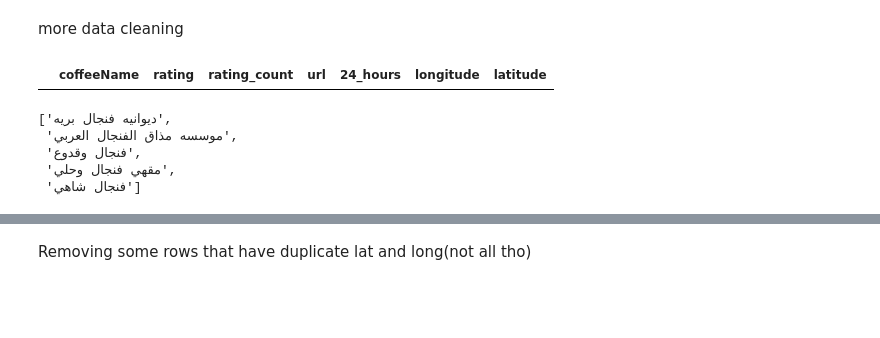
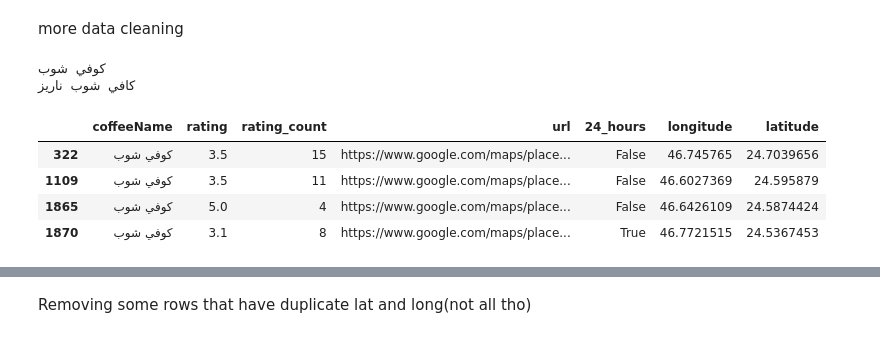
Before and after one commit to TurkiAlrasheed/coffee-explorer-riyadh, a Jupyter notebook: eda.ipynb, the cells around one changed output, grey strips where cells are left out. Cells and saved outputs as stored; diff of their text form; code cells hidden in the pictures; blank space fills up the shorter version.

```diff
--- a/eda.ipynb
+++ b/eda.ipynb
@@ -78,6 +78,8 @@ Cleaning the coffeeName column
 lowercase, strip, remove extra spaces
 # %%
 cafes['coffeeName']  = cafes['coffeeName'].str.lower().str.strip().str.replace(r'\s+', ' ', regex=True).apply(clean_str).apply(remove_accents).apply(normalize_arabic).str.strip('.').str.strip()
+# Remove multiple spaces and strip
+cafes['coffeeName'] = cafes['coffeeName'].str.replace(r'\s+', ' ', regex=True).str.strip()
 # %%
 cafes[cafes.coffeeName.str.contains("مزاج ")].coffeeName.unique().tolist()
 # %% [output]
@@ -181,8 +183,37 @@ cleaned_words.append('mammabunz')
 # %% [markdown]
 removing cafe or coffee only if its at the end as a standalone word
 # %%
-cafes['coffeeName'] = cafes['coffeeName'].str.replace(r'\b(coffee|cofee|cafe|كافيه|كيف|الكيف|الكافيه)$', '', regex=True).str.strip()
+cafes['coffeeName'] = cafes['coffeeName'].str.replace(r'\b(coffee|cofee|cafe|كافيه|كيف|الكيف|الكافيه|قهوة|القهوة|القهوه|قهوه|كافي)$', '', regex=True).str.strip()
 cafes['coffeeName'] = cafes['coffeeName'].str.replace(r'^كافيه\s*', '', regex=True)
-cafes['coffeeName'] = cafes['coffeeName'].str.strip()
+cafes['coffeeName'] = cafes['coffeeName'].str.strip() ## do not run twice
+# %%
+# removing coffee places that are not actually coffee
+
+cafes = cafes.drop(index=[982])
+
+# removing places that dont exist / closed?
+cafes = cafes.drop(index=[1818,1958,1348,2371,648,18,189])
+
+# warehouse? then it's not a shop
+
+cafes = cafes.drop(index=[1198])
+# %%
+# renaming unnamed cafes
+# Example mapping from index to correct coffee shop name
+manual_renames = {
+    109: 'actual name here',           # e.g., 'sandwich lab'
+    369: 'kif',
+    1368: 'cofen',
+    2597: 'وادي الفوارس',
+    1092: 'artista',
+    554: "&",
+    1374: "&",
+    1927: "coffee boutique"
+
+}
+
+# Apply the renaming
+for idx, true_name in manual_renames.items():
+    cafes.loc[idx, 'coffeeName'] = true_name
 # %% [markdown]
 more data cleaning
@@ -200,15 +349,17 @@ cleaned_words.append('tutti')
+# %%
+for i in cafes[cafes.coffeeName.str.contains("شوب")].coffeeName.unique().tolist():
+    print(i)
+# %% [output]
+كوفي شوب
+كافي شوب ناريز
 # %%
-cafes[cafes['coffeeName']=='مقهي فنجال الكيف']
+cafes[cafes['coffeeName']=='كوفي شوب']
 # %% [output]
 |  | coffeeName | rating | rating_count | url | 24_hours | longitude | latitude |
+| 322 | كوفي شوب | 3.5 | 15 | https://www.google.com/maps/place... | False | 46.745765 | 24.7039656 |
+| 1109 | كوفي شوب | 3.5 | 11 | https://www.google.com/maps/place... | False | 46.6027369 | 24.595879 |
+| 1865 | كوفي شوب | 5.0 | 4 | https://www.google.com/maps/place... | False | 46.6426109 | 24.5874424 |
+| 1870 | كوفي شوب | 3.1 | 8 | https://www.google.com/maps/place... | True | 46.7721515 | 24.5367453 |
-# %%
-cafes[cafes.coffeeName.str.contains("فنجال ")].coffeeName.unique().tolist()
-# %% [output]
-['ديوانيه فنجال بريه',
- 'موسسه مذاق الفنجال العربي',
- 'فنجال وقدوع',
- 'مقهي فنجال وحلي',
- 'فنجال شاهي']
 # %%
 cafes[~cafes['coffeeName'].isin(cleaned_words)]['coffeeName'].value_counts()
 # %% [output]
```
Also changed, not shown: parts of 10 cells of this notebook.
